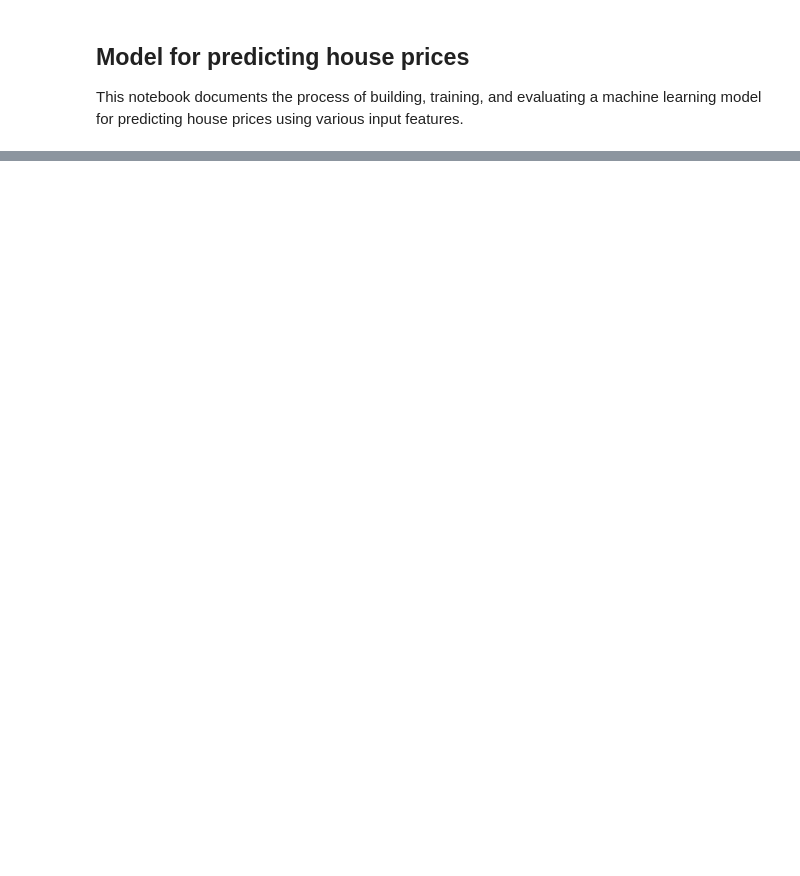
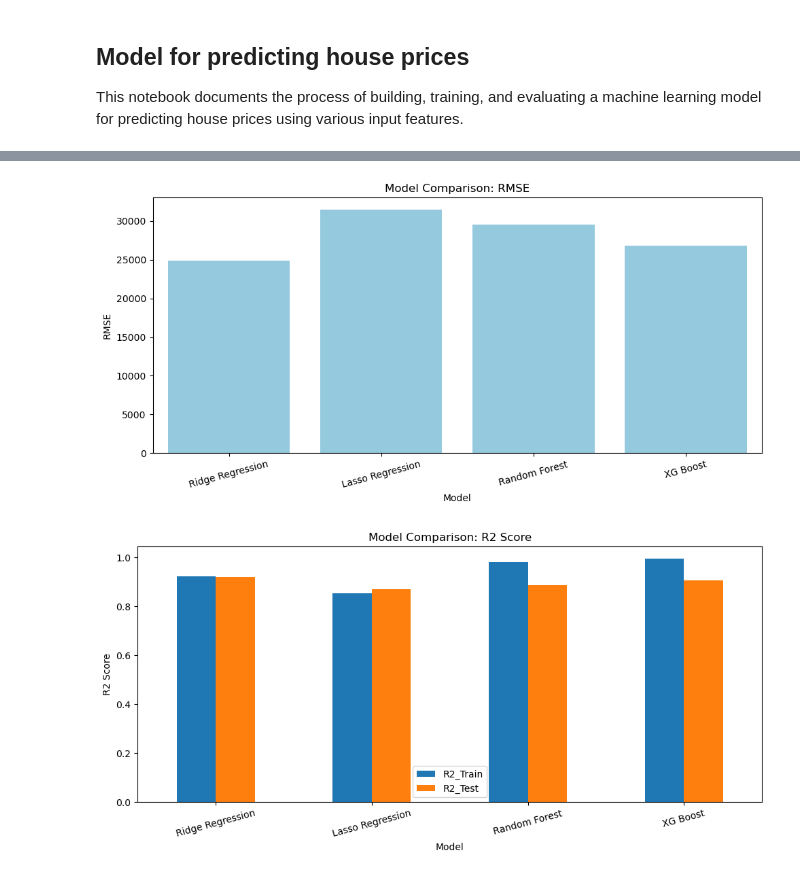
Before and after one commit to RaymussenArthur/House-Price, a Jupyter notebook: Notebooks/Modeling.ipynb, the cells around one changed output, grey strips where cells are left out. Saved outputs shown, nothing was run; the diff lists cells and outputs as text; code cells hidden in the pictures; blank space fills up the shorter version.

```diff
--- a/Notebooks/Modeling.ipynb
+++ b/Notebooks/Modeling.ipynb
@@ -83,0 +135,21 @@ XG Boost have RMSE: 26821.94, R2 Train: 0.9948, R2 Test: 0.9062
+# %%
+fig, ax1 = plt.subplots(figsize=(10,5))
+sns.barplot(x='Model', y='RMSE', data=results_df, ax=ax1, color='skyblue')
+ax1.set_ylabel('RMSE')
+ax1.set_title('Model Comparison: RMSE')
+plt.xticks(rotation=15)
+plt.tight_layout()
+plt.savefig('../Results/model_comparison_rmse.png')
+plt.show()
+
+fig, ax2 = plt.subplots(figsize=(10,5))
+results_df.plot(x='Model', y=['R2_Train', 'R2_Test'], kind='bar', ax=ax2)
+ax2.set_ylabel('R2 Score')
+ax2.set_title('Model Comparison: R2 Score')
+plt.xticks(rotation=15)
+plt.tight_layout()
+plt.savefig('../Results/model_comparison_r2.png')
+plt.show()
+# %% [output]
+[figure, added]
+[figure, added]
```
Also changed, not shown: parts of 21 cells of this notebook, 5 other files.
